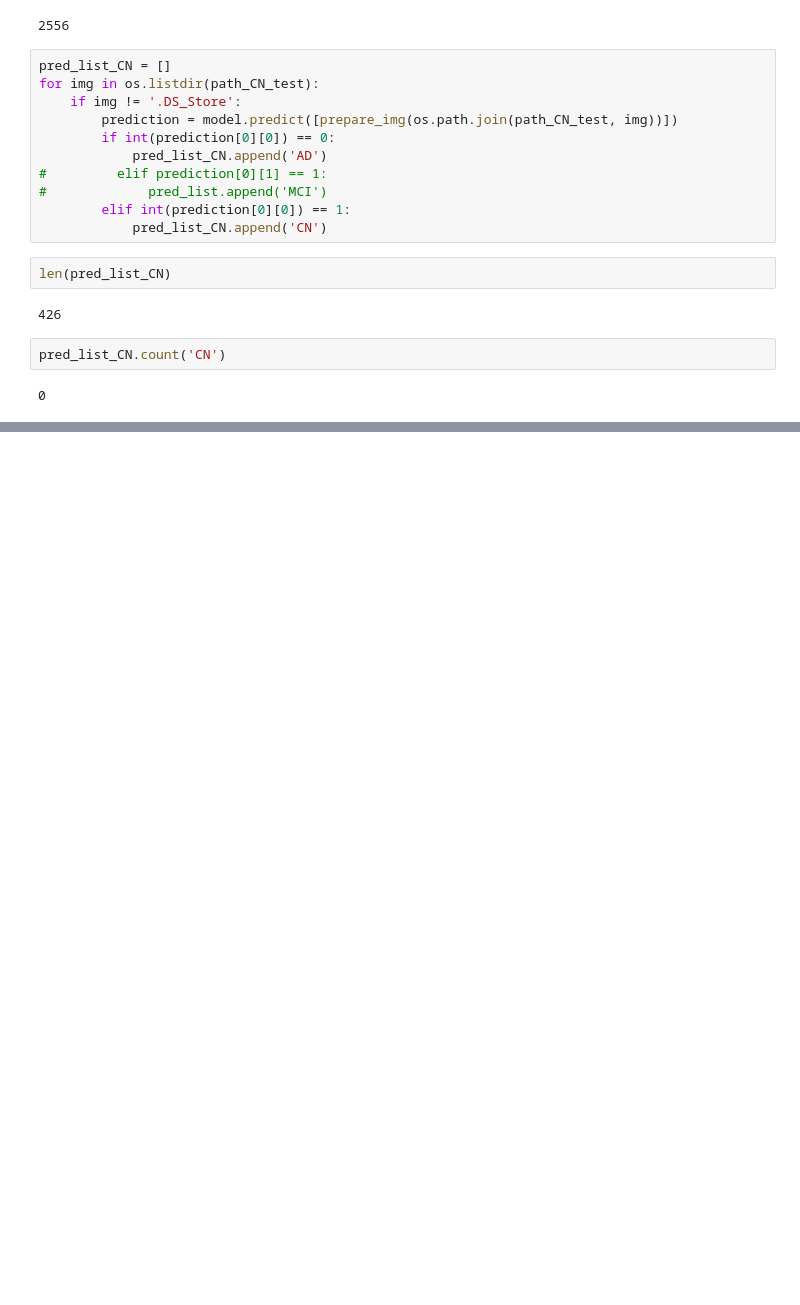
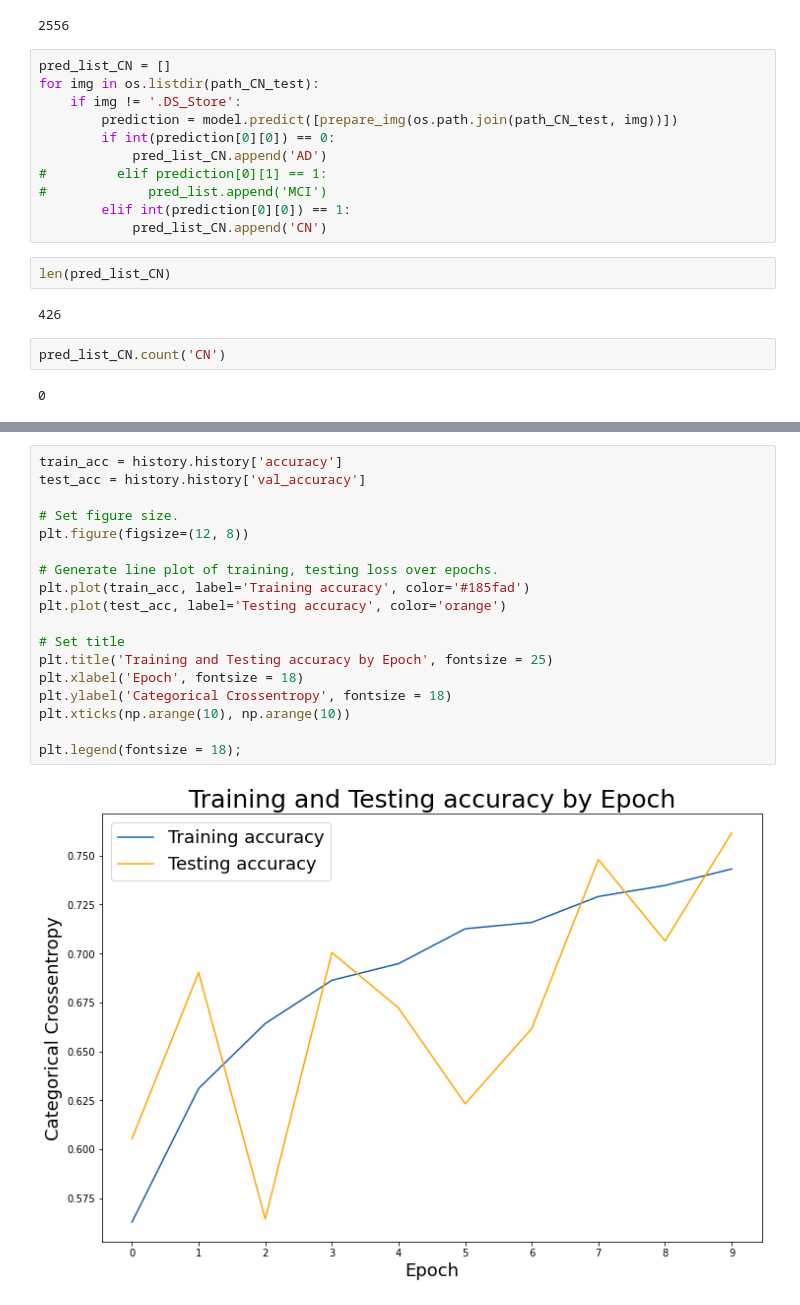
Before and after one commit to ferasaltwal/AD-Predictions-Capstone-Project, a Jupyter notebook: modeling with skull-stripped images/kaggle.ipynb, the cells around one changed output, grey strips where cells are left out. Cells and saved outputs as stored; diff of their text form; blank space fills up the shorter version.

```diff
--- a/modeling with skull-stripped images/kaggle.ipynb
+++ b/modeling with skull-stripped images/kaggle.ipynb
@@ -353,0 +374,20 @@ pred_list_CN.count('CN')
+# %%
+train_acc = history.history['accuracy']
+test_acc = history.history['val_accuracy']
+
+# Set figure size.
+plt.figure(figsize=(12, 8))
+
+# Generate line plot of training, testing loss over epochs.
+plt.plot(train_acc, label='Training accuracy', color='#185fad')
+plt.plot(test_acc, label='Testing accuracy', color='orange')
+
+# Set title
+plt.title('Training and Testing accuracy by Epoch', fontsize = 25)
+plt.xlabel('Epoch', fontsize = 18)
+plt.ylabel('Categorical Crossentropy', fontsize = 18)
+plt.xticks(np.arange(10), np.arange(10))
+
+plt.legend(fontsize = 18);
+# %% [output]
+[figure, added]
```
Also changed, not shown: parts of 1 cell of this notebook, 2 other files.
